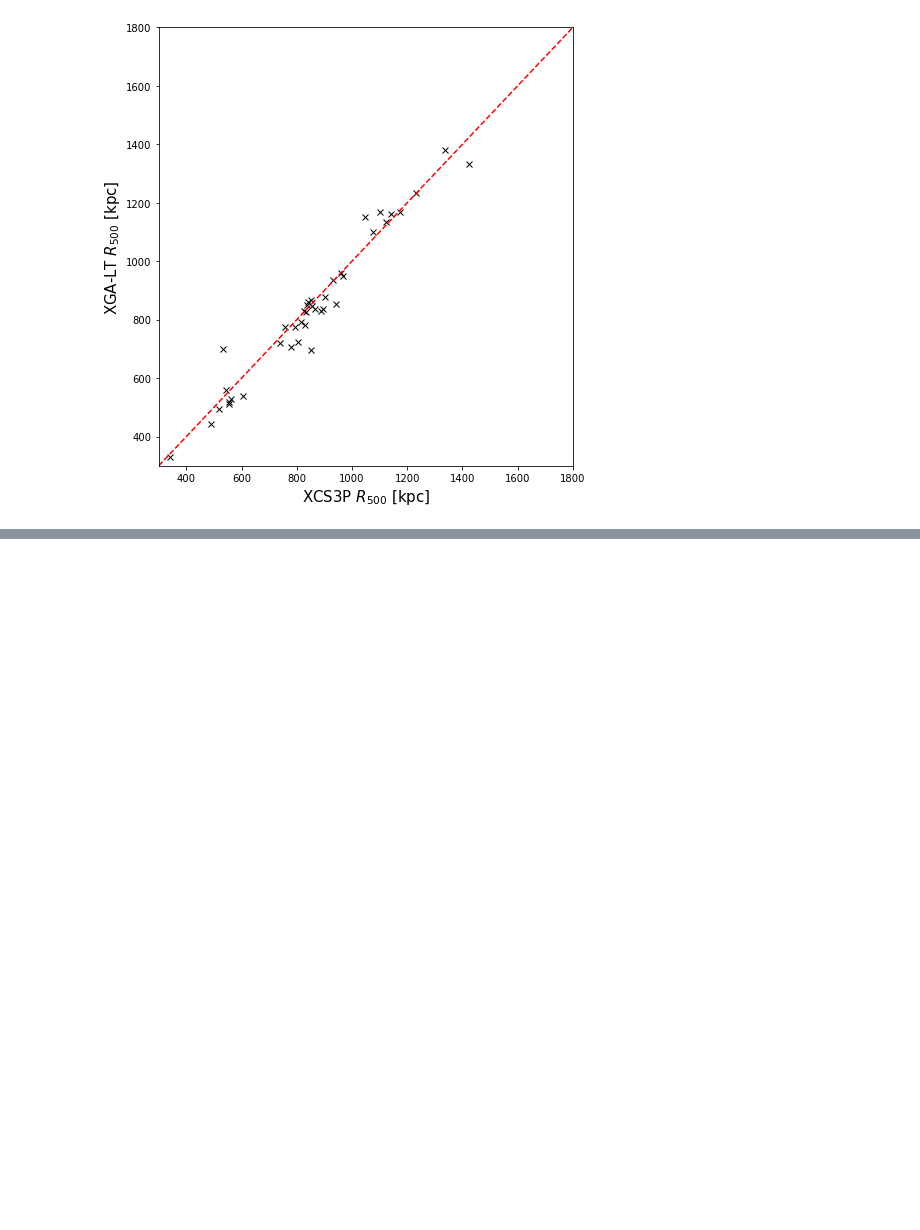
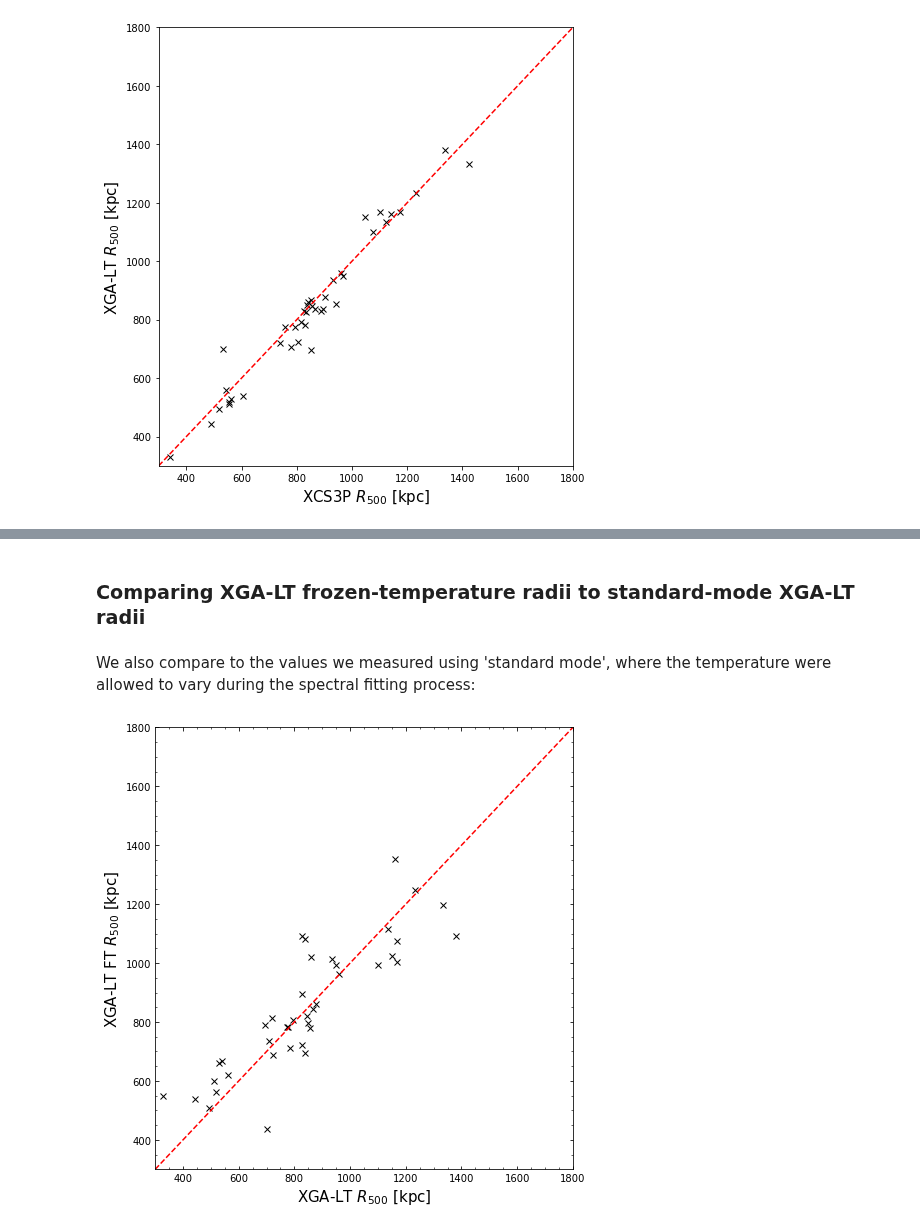
Before and after one commit to DavidT3/XGA, a Jupyter notebook: docs/source/notebooks/pipeline_tutorials/LT_pipeline.ipynb, the cells around one changed output, grey strips where cells are left out. Cells and saved outputs as stored; diff of their text form; code cells hidden in the pictures; blank space fills up the shorter version.

```diff
--- a/docs/source/notebooks/pipeline_tutorials/LT_pipeline.ipynb
+++ b/docs/source/notebooks/pipeline_tutorials/LT_pipeline.ipynb
@@ -221,0 +270,23 @@ plt.show()
+# %% [markdown]
+### Comparing XGA-LT frozen-temperature radii to standard-mode XGA-LT radii
+# %% [markdown]
+We also compare to the values we measured using 'standard mode', where the temperature were allowed to vary during the spectral fitting process:
+# %%
+plt.figure(figsize=(7, 7))
+
+plt.minorticks_on()
+plt.tick_params(which='both', direction='in', top=True, right=True)
+
+plt.plot(res['r500'], tfr_res['r500'], 'x', color='black', label='Data')
+plt.plot([300, 1800], [300, 1800], color='red', linestyle='dashed', label='1:1')
+
+plt.xlim(300, 1800)
+plt.ylim(300, 1800)
+
+plt.xlabel("XGA-LT $R_{500}$ [kpc]", fontsize=15)
+plt.ylabel("XGA-LT FT $R_{500}$ [kpc]", fontsize=15)
+
+plt.tight_layout()
+plt.show()
+# %% [output]
+[figure, added]
```
Also changed, not shown: parts of 19 cells of this notebook.
